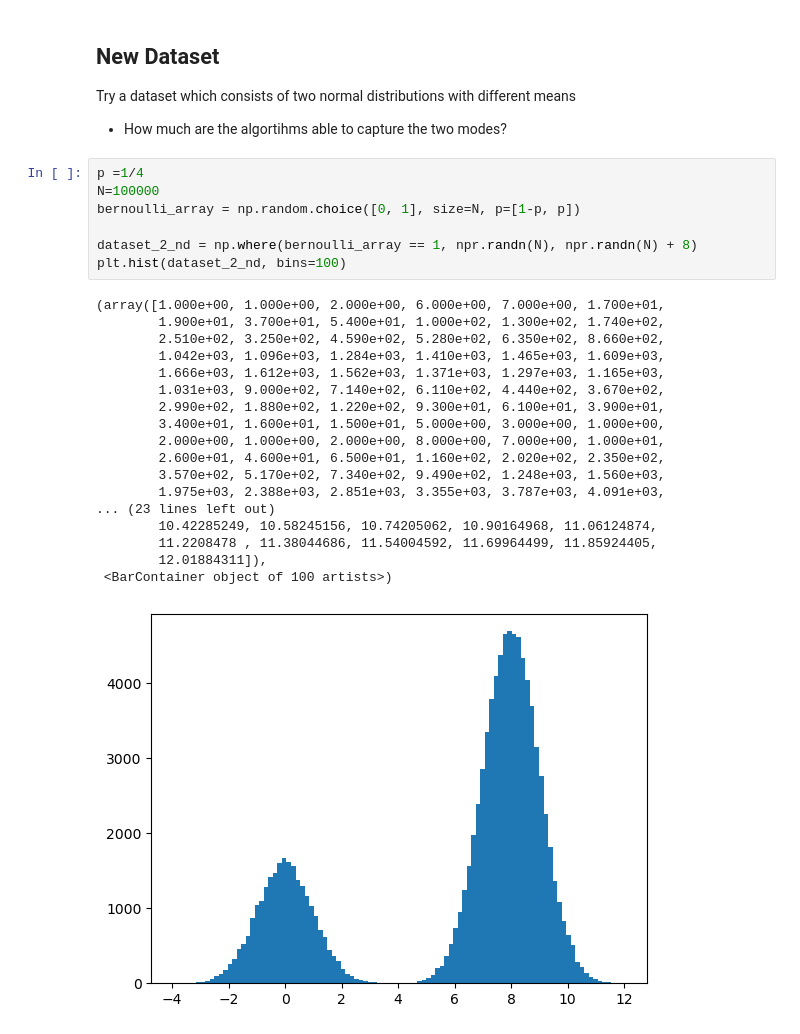
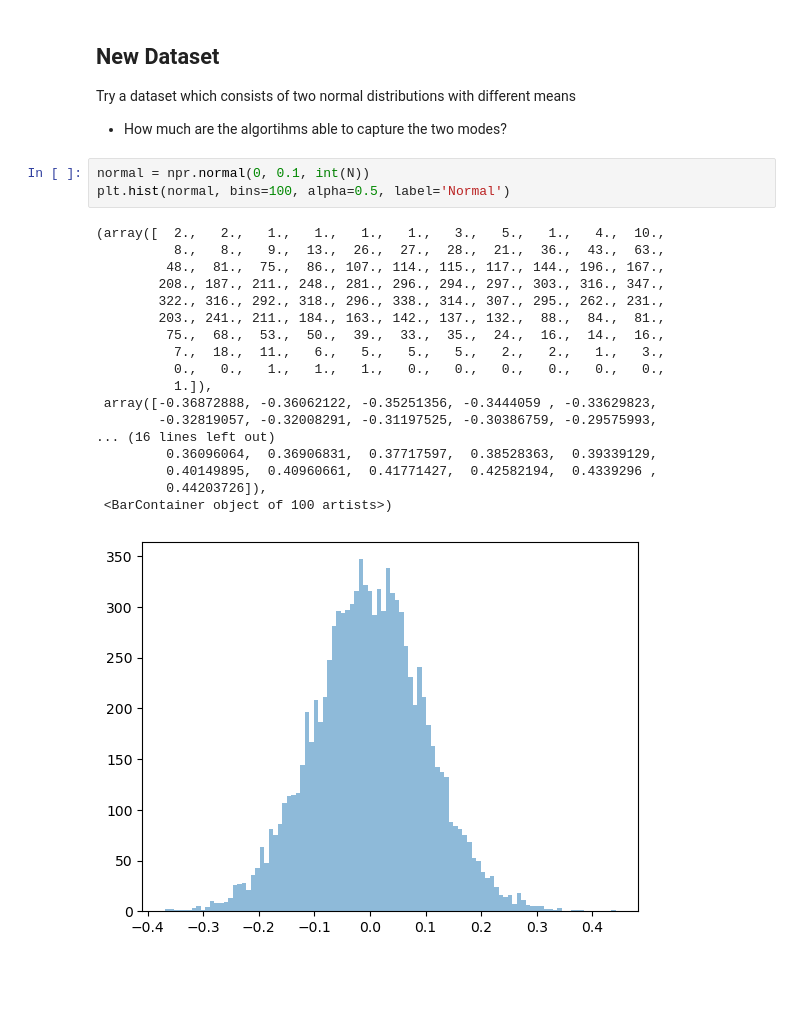
Before and after one commit to fnnrth/bt_MCMC_big_data, a Jupyter notebook: Main.ipynb, the cells around one changed output. Saved outputs shown, nothing was run; the diff lists cells and outputs as text; blank space fills up the shorter version.

```diff
--- a/Main.ipynb
+++ b/Main.ipynb
@@ -176,29 +186,25 @@ Execution time: 19.484909 seconds
 
  Try a dataset which consists of two normal distributions with different means
  - How much are the algortihms able to capture the two modes?
-# %%
-p =1/4
-N=100000
-bernoulli_array = np.random.choice([0, 1], size=N, p=[1-p, p])
-
-dataset_2_nd = np.where(bernoulli_array == 1, npr.randn(N), npr.randn(N) + 8)
-plt.hist(dataset_2_nd, bins=100)
-# %% [output]
-(array([1.000e+00, 1.000e+00, 2.000e+00, 6.000e+00, 7.000e+00, 1.700e+01,
-        1.900e+01, 3.700e+01, 5.400e+01, 1.000e+02, 1.300e+02, 1.740e+02,
-        2.510e+02, 3.250e+02, 4.590e+02, 5.280e+02, 6.350e+02, 8.660e+02,
-        1.042e+03, 1.096e+03, 1.284e+03, 1.410e+03, 1.465e+03, 1.609e+03,
-        1.666e+03, 1.612e+03, 1.562e+03, 1.371e+03, 1.297e+03, 1.165e+03,
-        1.031e+03, 9.000e+02, 7.140e+02, 6.110e+02, 4.440e+02, 3.670e+02,
-        2.990e+02, 1.880e+02, 1.220e+02, 9.300e+01, 6.100e+01, 3.900e+01,
-        3.400e+01, 1.600e+01, 1.500e+01, 5.000e+00, 3.000e+00, 1.000e+00,
-        2.000e+00, 1.000e+00, 2.000e+00, 8.000e+00, 7.000e+00, 1.000e+01,
-        2.600e+01, 4.600e+01, 6.500e+01, 1.160e+02, 2.020e+02, 2.350e+02,
-        3.570e+02, 5.170e+02, 7.340e+02, 9.490e+02, 1.248e+03, 1.560e+03,
-        1.975e+03, 2.388e+03, 2.851e+03, 3.355e+03, 3.787e+03, 4.091e+03,
-... (23 lines left out)
-        10.42285249, 10.58245156, 10.74205062, 10.90164968, 11.06124874,
-        11.2208478 , 11.38044686, 11.54004592, 11.69964499, 11.85924405,
-        12.01884311]),
- <BarContainer object of 100 artists>)
-[figure, removed]
+# %%
+normal = npr.normal(0, 0.1, int(N))
+plt.hist(normal, bins=100, alpha=0.5, label='Normal')
+# %% [output]
+(array([  2.,   2.,   1.,   1.,   1.,   1.,   3.,   5.,   1.,   4.,  10.,
+          8.,   8.,   9.,  13.,  26.,  27.,  28.,  21.,  36.,  43.,  63.,
+         48.,  81.,  75.,  86., 107., 114., 115., 117., 144., 196., 167.,
+        208., 187., 211., 248., 281., 296., 294., 297., 303., 316., 347.,
+        322., 316., 292., 318., 296., 338., 314., 307., 295., 262., 231.,
+        203., 241., 211., 184., 163., 142., 137., 132.,  88.,  84.,  81.,
+         75.,  68.,  53.,  50.,  39.,  33.,  35.,  24.,  16.,  14.,  16.,
+          7.,  18.,  11.,   6.,   5.,   5.,   5.,   2.,   2.,   1.,   3.,
+          0.,   0.,   1.,   1.,   1.,   0.,   0.,   0.,   0.,   0.,   0.,
+          1.]),
+ array([-0.36872888, -0.36062122, -0.35251356, -0.3444059 , -0.33629823,
+        -0.32819057, -0.32008291, -0.31197525, -0.30386759, -0.29575993,
+... (16 lines left out)
+         0.36096064,  0.36906831,  0.37717597,  0.38528363,  0.39339129,
+         0.40149895,  0.40960661,  0.41771427,  0.42582194,  0.4339296 ,
+         0.44203726]),
+ <BarContainer object of 100 artists>)
+[figure, added]
```
Also changed, not shown: parts of 6 cells of this notebook, 3 other files.
